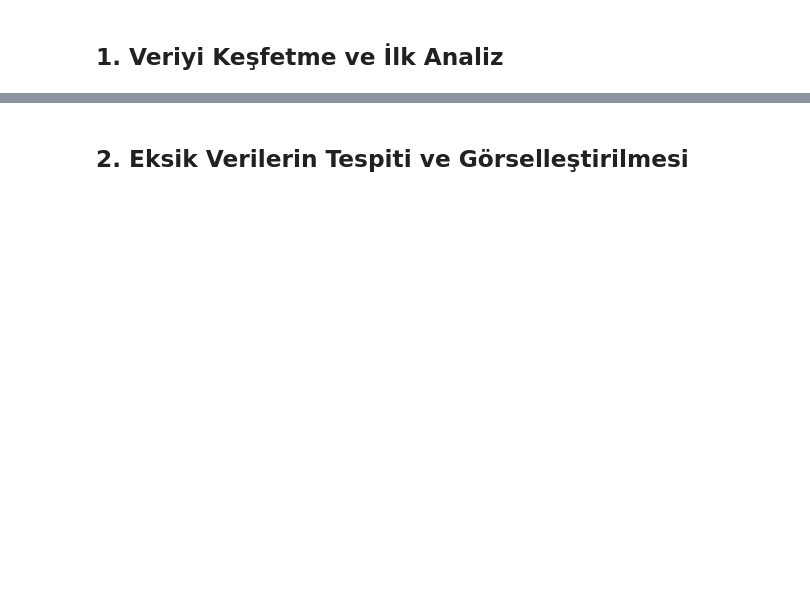
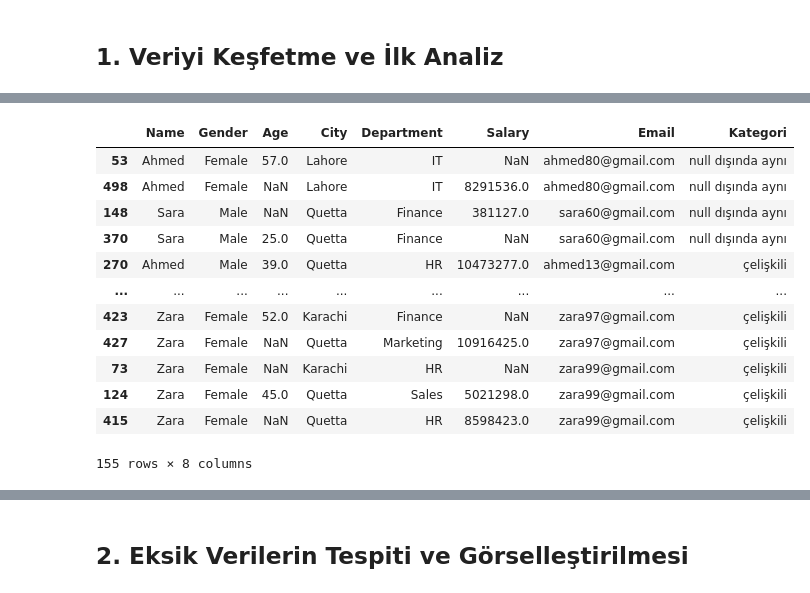
Before and after one commit to CTimurSefergil/VeriMadenciligi, a Jupyter notebook: odev01-veri-temizleme/notebooks/02_calisanlar.ipynb, the cells around one changed output, grey strips where cells are left out. Drawn from its saved outputs; the diff is of its cells as text; code cells hidden in the pictures; blank space fills up the shorter version.

```diff
--- a/odev01-veri-temizleme/notebooks/02_calisanlar.ipynb
+++ b/odev01-veri-temizleme/notebooks/02_calisanlar.ipynb
@@ -24,0 +279,22 @@ for name, sheet in sheets.items():
+# %%
+# Aynı e-postaya sahip kayıtları karşılaştır. Null "bilinmiyor" sayılır, hiçbir değerle çelişmez:
+# bir grupta her sütunda en fazla bir farklı dolu değer varsa o sütun tutarlıdır (nunique null'ları saymaz).
+diger_sutunlar = df.columns.drop("Email")
+tekrarlar = df[df["Email"].notna() & df["Email"].duplicated(keep=False)]
+gruplar = tekrarlar.groupby("Email")
+
+celisen = gruplar[diger_sutunlar].nunique().gt(1)  # iki veya daha fazla farklı dolu değer
+bos_var = tekrarlar[diger_sutunlar].isna().groupby(tekrarlar["Email"]).any()
+
+eposta_raporu = pd.DataFrame({
+    "Kayıt sayısı": gruplar.size(),
+    "Kategori": pd.Series(
+        np.select([celisen.any(axis=1), bos_var.any(axis=1)], ["çelişkili", "null dışında aynı"], default="tamamen aynı"),
+        index=celisen.index,
+    ),
+    "Çelişen sütunlar": celisen.apply(lambda satir: ", ".join(satir.index[satir]), axis=1),
+    "Boş içeren sütunlar": bos_var.apply(lambda satir: ", ".join(satir.index[satir]), axis=1),
+})
+
+print(eposta_raporu["Kategori"].value_counts().to_string(), end="\n\n")
+eposta_raporu.sort_values(["Kategori", "Email"])
@@ -24,0 +319,22 @@ for name, sheet in sheets.items():
+# %%
+# Boş değer içeren gruplardaki kayıtların tamamı: boşlukların gruptaki hangi değerlerle "eşleştiğini" görmek için
+bos_iceren_epostalar = eposta_raporu.index[eposta_raporu["Boş içeren sütunlar"] != ""]
+(
+    tekrarlar[tekrarlar["Email"].isin(bos_iceren_epostalar)]
+    .join(eposta_raporu["Kategori"], on="Email")
+    .sort_values(["Kategori", "Email"])
+)
+# %% [output]
+|  | Name | Gender | Age | City | Department | Salary | Email | Kategori |
+| 53 | Ahmed | Female | 57.0 | Lahore | IT | NaN | ahmed80@gmail.com | null dışında aynı |
+| 498 | Ahmed | Female | NaN | Lahore | IT | 8291536.0 | ahmed80@gmail.com | null dışında aynı |
+| 148 | Sara | Male | NaN | Quetta | Finance | 381127.0 | sara60@gmail.com | null dışında aynı |
+| 370 | Sara | Male | 25.0 | Quetta | Finance | NaN | sara60@gmail.com | null dışında aynı |
+| 270 | Ahmed | Male | 39.0 | Quetta | HR | 10473277.0 | ahmed13@gmail.com | çelişkili |
+| ... | ... | ... | ... | ... | ... | ... | ... | ... |
+| 423 | Zara | Female | 52.0 | Karachi | Finance | NaN | zara97@gmail.com | çelişkili |
+| 427 | Zara | Female | NaN | Quetta | Marketing | 10916425.0 | zara97@gmail.com | çelişkili |
+| 73 | Zara | Female | NaN | Karachi | HR | NaN | zara99@gmail.com | çelişkili |
+| 124 | Zara | Female | 45.0 | Quetta | Sales | 5021298.0 | zara99@gmail.com | çelişkili |
+| 415 | Zara | Female | NaN | Quetta | HR | 8598423.0 | zara99@gmail.com | çelişkili |
+155 rows × 8 columns
```
Also changed, not shown: parts of 34 cells of this notebook.
